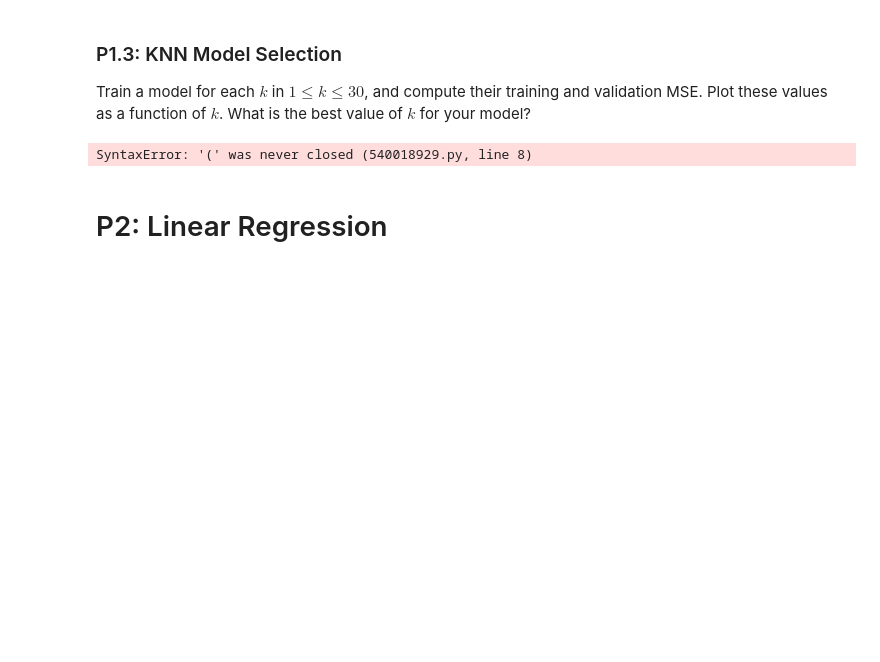
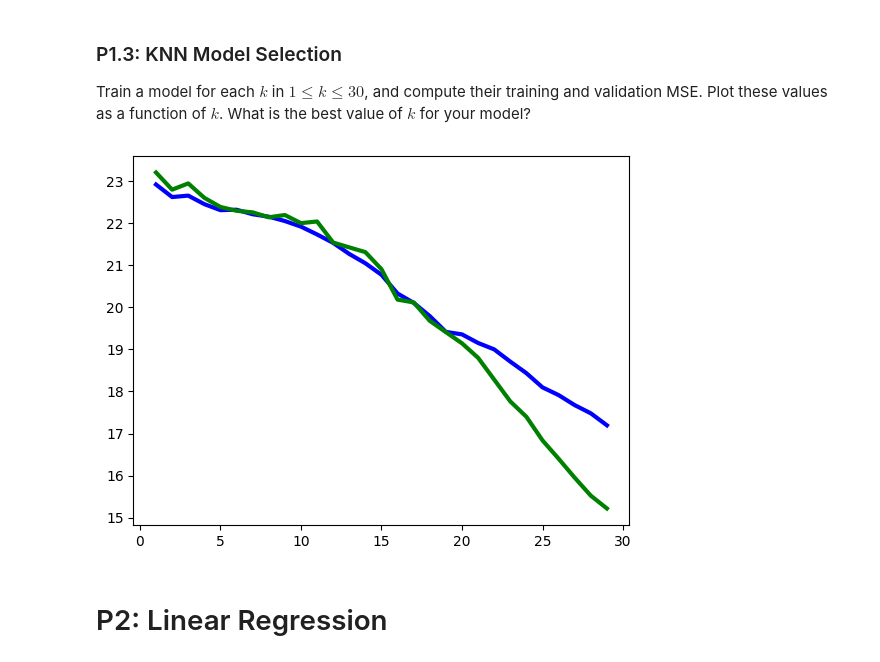
Before and after one commit to SarahAsad23/MachineLearning, a Jupyter notebook: HW2/cs273-hw2.ipynb, the cells around one changed output. Drawn from its saved outputs; the diff is of its cells as text; code cells hidden in the pictures; blank space fills up the shorter version.

```diff
--- a/HW2/cs273-hw2.ipynb
+++ b/HW2/cs273-hw2.ipynb
@@ -133,22 +136,34 @@ fig.tight_layout()
 
 Train a model for each $k$ in $1 \leq k \leq 30$, and compute their training and validation MSE.  Plot these values as a function of $k$.  What is the best value of $k$ for your model?
 # %%
+#**************COME BACK AND ANSWER QUESTION************************
+
+
 k_values = list(range(1,30))
 mse_train = []
 mse_eval = []
 
 for i,k in enumerate(k_values):
 
     ### YOUR CODE STARTS HERE ###
-    knn = KNeighborsRegressor( # ...
 
+    # use k number of neighbors
+    knn = KNeighborsRegressor(n_neighbors=k)
+    knn.fit(Xt, Yt)
 
+    # predict
+    y_predTrain = knn.predict(Xt)
+    y_predEval= knn.predict(Xe)
+
+    # calculate mean squared error
+    mse_train.append(np.square(np.subtract(Xt, y_predTrain)).mean())
+    mse_eval.append(np.square(np.subtract(Xe, y_predEval)).mean())
 
     ###  YOUR CODE ENDS HERE  ###
 
 plt.plot(k_values,mse_train,'b-', k_values,mse_eval,'g-', lw=3);
 # %% [output]
-SyntaxError: '(' was never closed (540018929.py, line 8)
+[figure, added]
 # %% [markdown]
 # P2: Linear Regression
 # %% [markdown]
```
Also changed, not shown: parts of 1 cell of this notebook.
